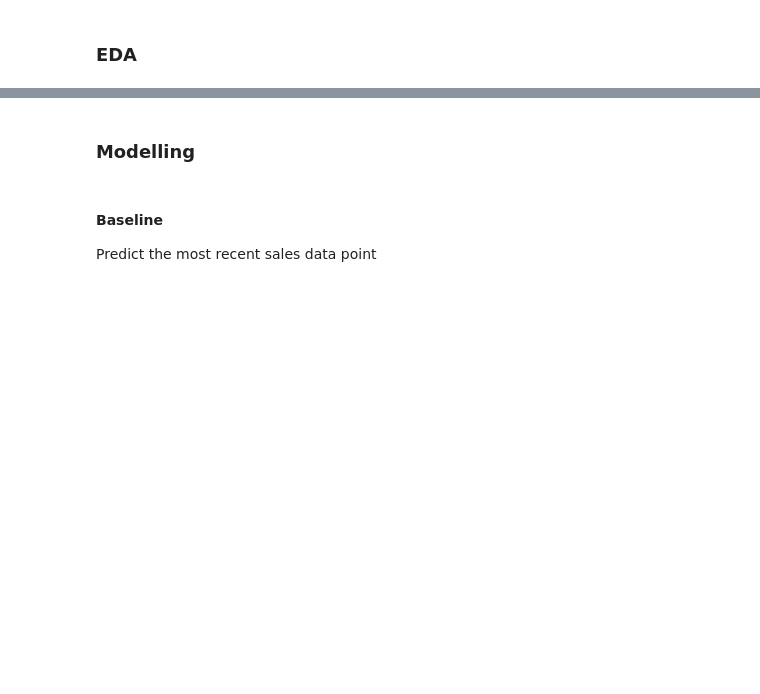
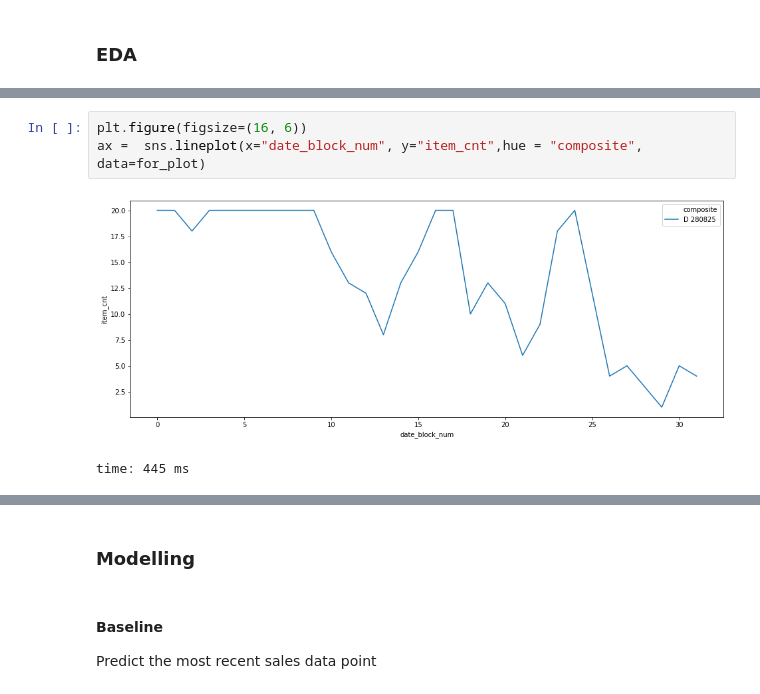
Before and after one commit to Archisman-Roy/Learning, a Jupyter notebook: kaggle/future_sales_prediction-v0.ipynb, the cells around one changed output, grey strips where cells are left out. Saved outputs shown, nothing was run; the diff lists cells and outputs as text; blank space fills up the shorter version.

```diff
--- a/kaggle/future_sales_prediction-v0.ipynb
+++ b/kaggle/future_sales_prediction-v0.ipynb
@@ -360,0 +313,6 @@ time: 81.6 ms
+# %%
+plt.figure(figsize=(16, 6))
+ax =  sns.lineplot(x="date_block_num", y="item_cnt",hue = "composite", data=for_plot)
+# %% [output]
+[figure, added]
+time: 445 ms
```
Also changed, not shown: parts of 87 cells of this notebook, 5 other files.
